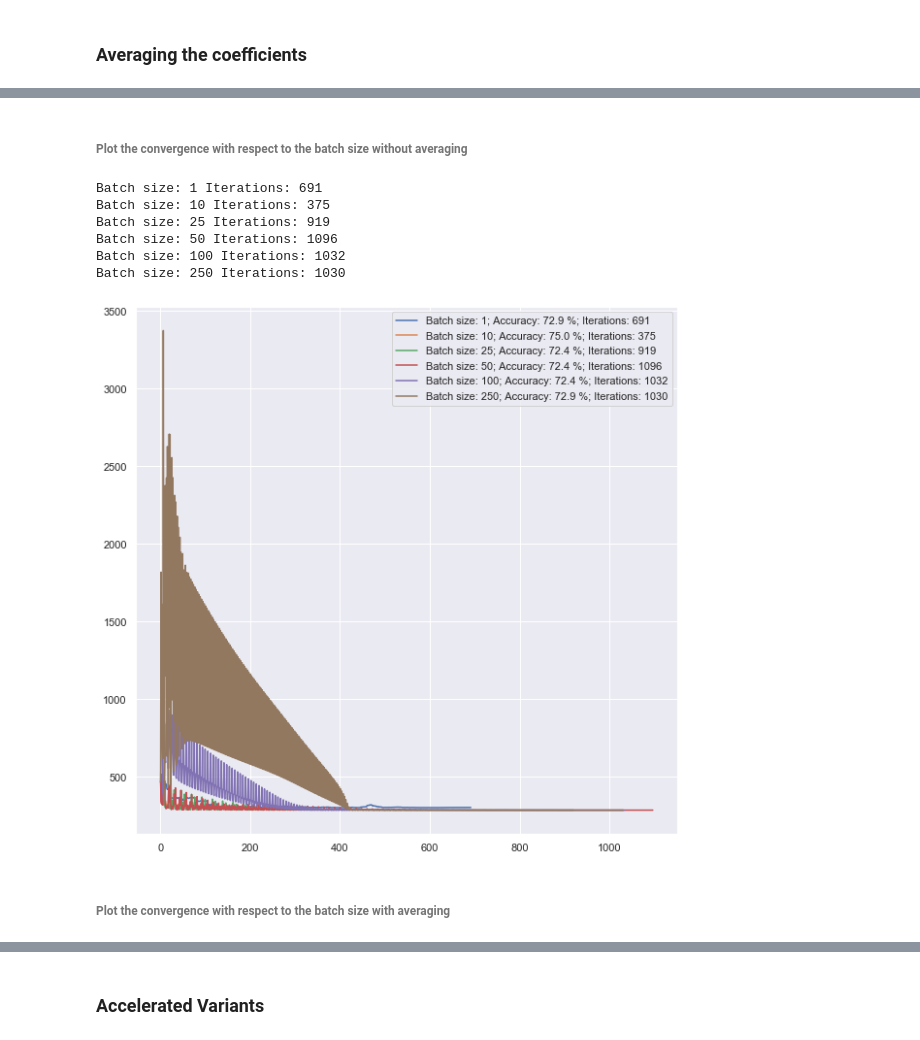
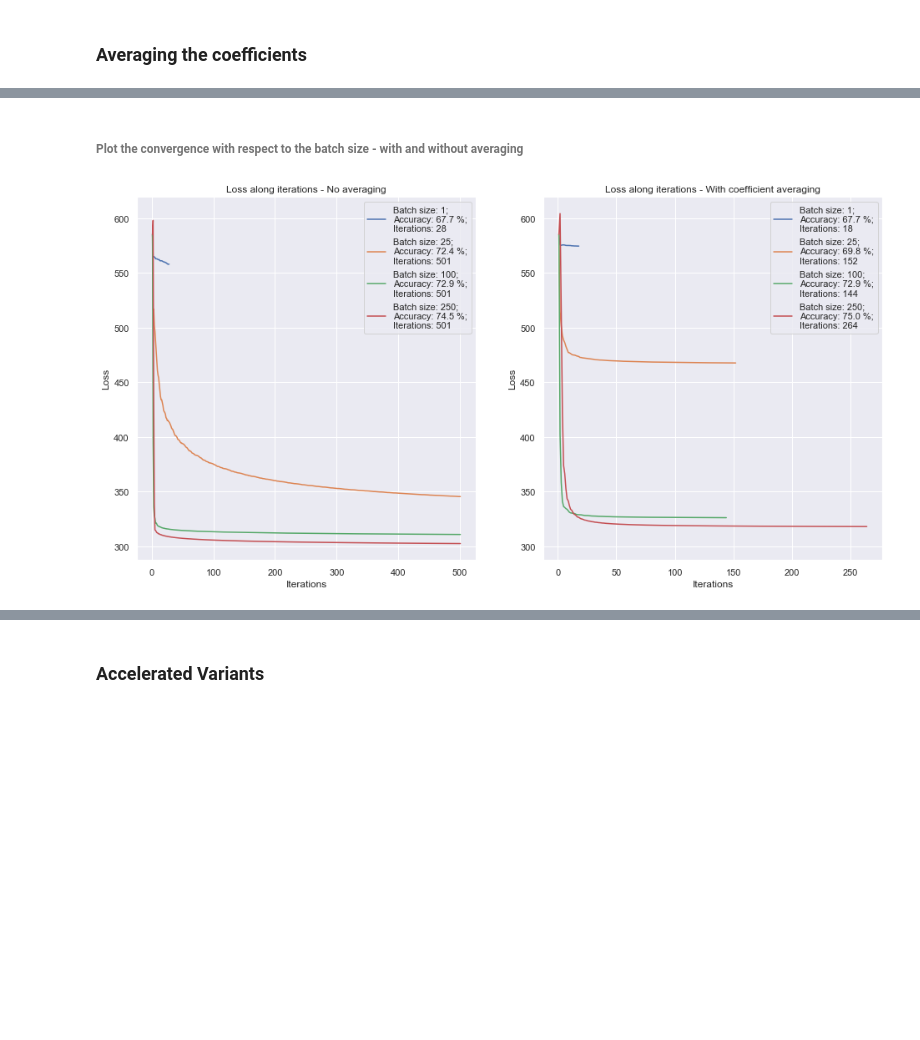
Before and after one commit to EmmanuelJhno/AML-labs, a Jupyter notebook: Cours 4 - TP/l3_Brandeis_Jehanno.ipynb, the cells around one changed output, grey strips where cells are left out. Drawn from its saved outputs; the diff is of its cells as text; code cells hidden in the pictures; blank space fills up the shorter version.

Commit message:
Better comparison charts, use heritage, implement ADAM

```diff
--- a/Cours 4 - TP/l3_Brandeis_Jehanno.ipynb
+++ b/Cours 4 - TP/l3_Brandeis_Jehanno.ipynb
@@ -272,7 +297,7 @@ The maximum value of the stepsize for alpha=0.001 the stepsize is : 0.0008708823
 # %% [markdown]
 Apply to the data
 # %%
-my_model = StochasticLogisticRegression(reg=.001, lr=5e-4, batch_size=100, max_iter=5000)
+my_model = StochasticLogisticRegression(reg=.001, lr=1e-3, batch_size=100, max_iter=2000, lr_strategy="inverse", tol=0.001)
 my_model.fit(diabetes_train_x, diabetes_train_y, start=np.random.rand(diabetes_train_x.shape[1]))
 y_pred = my_model.predict(diabetes_test_x)
 # %%
@@ -472,5 +388,20 @@ class StochasticAverageLogisticRegression():
+# %%
+class StochasticAverageLogisticRegression(StochasticLogisticRegression):
+    def compute_lr(self, itr, min_lr=1e-5):
+        lr = max(self.lr_ / itr**0.75, min_lr)
+        return lr
+
+    def compute_next_coef(self, X, y, lr, batches, itr):
+        batch=batches[itr%len(batches)]
+        coef_np1 = self.coef_ - lr * self.gradient(coef=self.coef_,
+                                                   X=X, y=y,
+                                                   batch=batch)
+
+        # A technique of averaging the coefficients can be considered
+        coef_np1 = (1 - 1/itr)*self.coef_history_[-1] + coef_np1 / itr
+        return coef_np1
 # %%
-my_averaged_model = StochasticAverageLogisticRegression(reg=.001, lr=5e-4, batch_size=100, max_iter=5000)
+my_averaged_model = StochasticAverageLogisticRegression(reg=.001, lr=5e-4, batch_size=100, max_iter=2000, tol=0.01)
 my_averaged_model.fit(diabetes_train_x, diabetes_train_y, start=np.random.rand(diabetes_train_x.shape[1]))
 y_pred = my_averaged_model.predict(diabetes_test_x)
 # %%
@@ -481,30 +412,44 @@ accuracy_score(diabetes_test_y, y_pred)
 # %% [markdown]
-###### Plot the convergence with respect to the batch size without averaging
+###### Plot the convergence with respect to the batch size - with and without averaging
 # %%
 from sklearn.metrics import accuracy_score
 
-plt.figure(figsize=(10,10))
+batch_sizes = [1,25,100,250]
+init_args = dict(reg=1, lr=0.01, max_iter=500, tol=0.001)
+fit_args= dict(X=diabetes_train_x, y=diabetes_train_y, start=np.ones(shape=(diabetes_train_x.shape[1])))
 
-for batch_size in [1,10,25,50,100,250]:
-    my_model = StochasticLogisticRegression(reg=1, lr=0.01, batch_size=batch_size, max_iter=2000, tol=1e-6)
-    my_model.fit(diabetes_train_x, diabetes_train_y, start=np.ones(shape=(diabetes_train_x.shape[1])))
+plt.figure(figsize=(16,8))
+
+ax = plt.subplot(121)
+for batch_size in batch_sizes:
+    my_model = StochasticLogisticRegression(**init_args, batch_size=batch_size)
+    my_model.fit(**fit_args)
     y_pred = my_model.predict(diabetes_test_x)
     plt.plot([i for i in range(1,len(my_model.f_history_)+1)],
              my_model.f_history_,
-             label="Batch size: {}; Accuracy: {:.1f} %; Iterations: {}".format(batch_size,
+             label="Batch size: {};\nAccuracy: {:.1f} %;\nIterations: {}".format(batch_size,
                                                                               accuracy_score(diabetes_test_y,
                                                                                              y_pred)*100,
                                                                               len(my_model.f_history_)))
-    plt.legend()
-    print("Batch size:", batch_size, "Iterations:", len(my_model.f_history_))
+plt.legend()
+plt.xlabel("Iterations")
+plt.ylabel("Loss")
+plt.title("Loss along iterations - No averaging")
+
+plt.subplot(122, sharey=ax)
+for batch_size in batch_sizes:
+    my_model = StochasticAverageLogisticRegression(**init_args, batch_size=batch_size)
+    my_model.fit(**fit_args)
+    y_pred = my_model.predict(diabetes_test_x)
+    plt.plot([i for i in range(1,len(my_model.f_history_)+1)],
+             my_model.f_history_,
+             label="Batch size: {};\nAccuracy: {:.1f} %;\nIterations: {}".format(batch_size,
+                                                                              accuracy_score(diabetes_test_y, y_pred)*100,
+                                                                              len(my_model.f_history_)))
+plt.legend()
+plt.xlabel("Iterations")
+plt.ylabel("Loss")
+plt.title("Loss along iterations - With coefficient averaging")
 plt.show()
 # %% [output]
-Batch size: 1 Iterations: 691
-Batch size: 10 Iterations: 375
-Batch size: 25 Iterations: 919
-Batch size: 50 Iterations: 1096
-Batch size: 100 Iterations: 1032
-Batch size: 250 Iterations: 1030
-[figure, old version]
+[figure, new version]
-# %% [markdown]
-###### Plot the convergence with respect to the batch size with averaging
```
Also changed, not shown: parts of 27 cells of this notebook.
